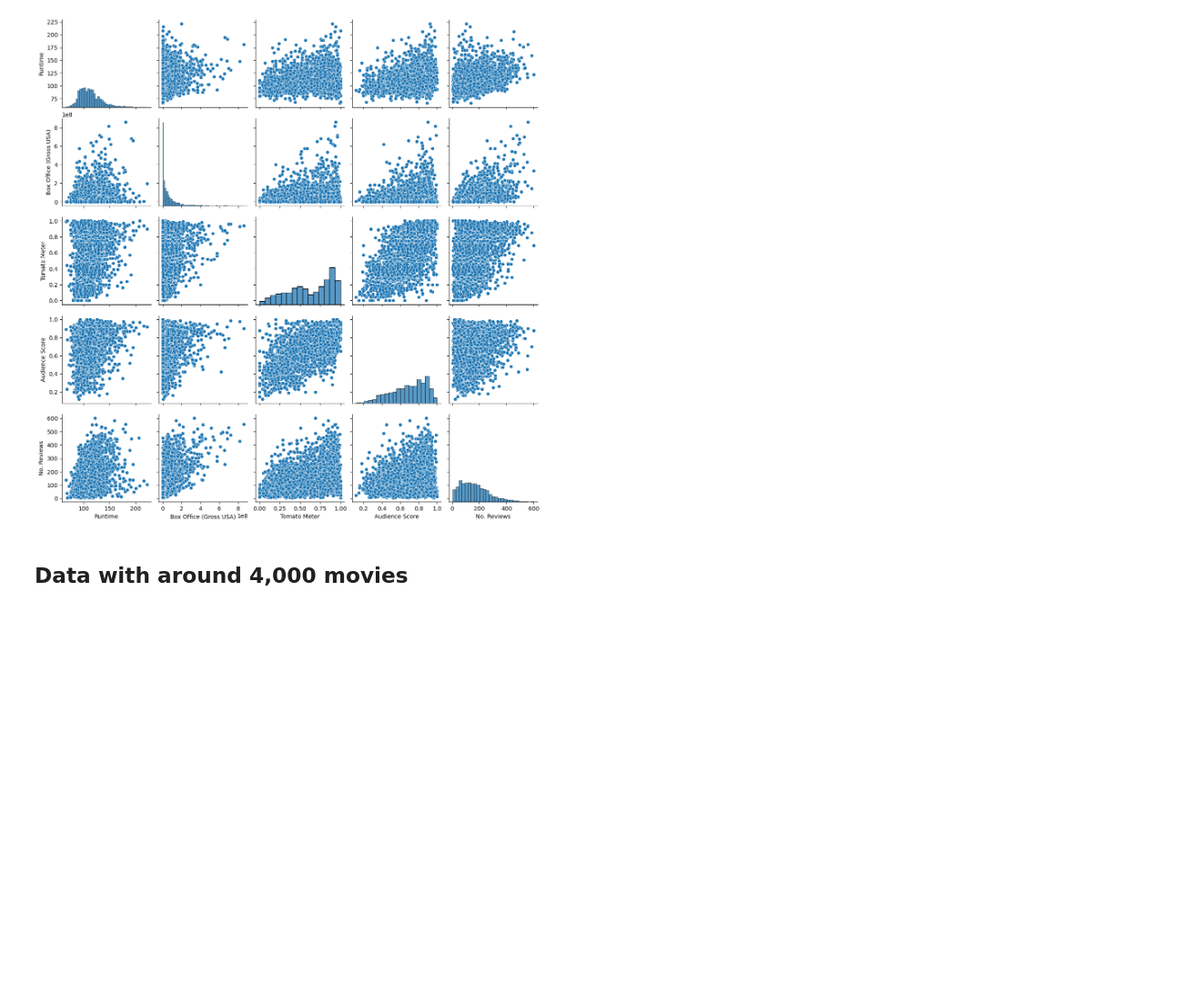
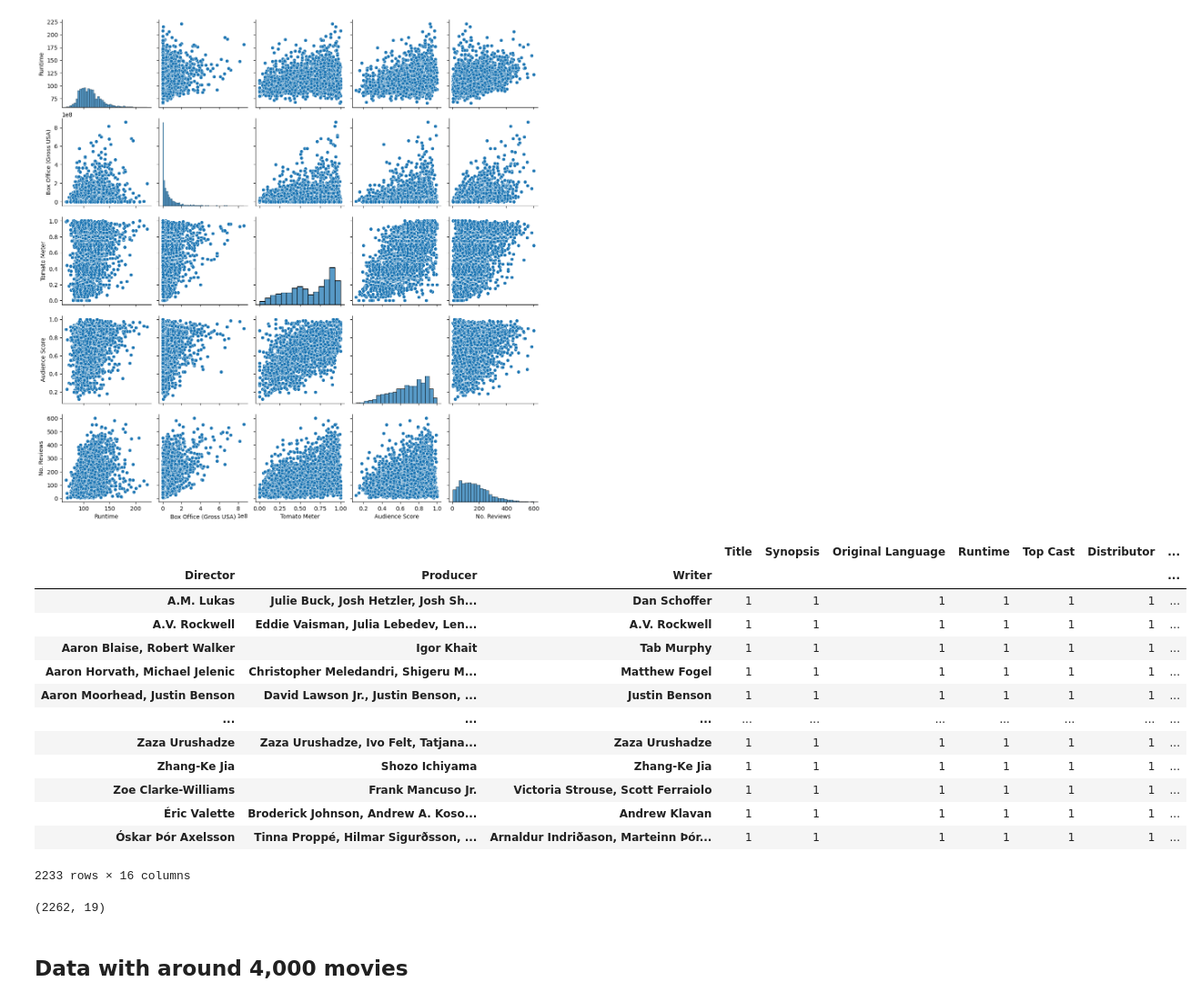
Before and after one commit to Sorooshi/Rotten_Tomatoes_DatabaSet, a Jupyter notebook: notebooks/a02_extract_feature_and_network_data.ipynb, the cells around one changed output. Shown at 91% size. Cells and saved outputs as stored; diff of their text form; code cells hidden in the pictures; blank space fills up the shorter version.

```diff
--- a/notebooks/a02_extract_feature_and_network_data.ipynb
+++ b/notebooks/a02_extract_feature_and_network_data.ipynb
@@ -270,8 +352,33 @@ plt.show()
 # %% [output]
 <Figure size 1000x1000 with 0 Axes>
 [figure]
-# %% [markdown]
-## Data with around 4,000 movies
+# %%
+
+
+movies_data_s.groupby(["Director", "Producer", "Writer"]).count()
+# %% [output]
+|  |  |  | Title | Synopsis | Original Language | Runtime | Top Cast | Distributor | ... |
+| Director | Producer | Writer |  |  |  |  |  |  | ... |
+| A.M. Lukas | Julie Buck, Josh Hetzler, Josh Sh... | Dan Schoffer | 1 | 1 | 1 | 1 | 1 | 1 | ... |
+| A.V. Rockwell | Eddie Vaisman, Julia Lebedev, Len... | A.V. Rockwell | 1 | 1 | 1 | 1 | 1 | 1 | ... |
+| Aaron Blaise, Robert Walker | Igor Khait | Tab Murphy | 1 | 1 | 1 | 1 | 1 | 1 | ... |
+| Aaron Horvath, Michael Jelenic | Christopher Meledandri, Shigeru M... | Matthew Fogel | 1 | 1 | 1 | 1 | 1 | 1 | ... |
+| Aaron Moorhead, Justin Benson | David Lawson Jr., Justin Benson, ... | Justin Benson | 1 | 1 | 1 | 1 | 1 | 1 | ... |
+| ... | ... | ... | ... | ... | ... | ... | ... | ... | ... |
+| Zaza Urushadze | Zaza Urushadze, Ivo Felt, Tatjana... | Zaza Urushadze | 1 | 1 | 1 | 1 | 1 | 1 | ... |
+| Zhang-Ke Jia | Shozo Ichiyama | Zhang-Ke Jia | 1 | 1 | 1 | 1 | 1 | 1 | ... |
+| Zoe Clarke-Williams | Frank Mancuso Jr. | Victoria Strouse, Scott Ferraiolo | 1 | 1 | 1 | 1 | 1 | 1 | ... |
+| Éric Valette | Broderick Johnson, Andrew A. Koso... | Andrew Klavan | 1 | 1 | 1 | 1 | 1 | 1 | ... |
+| Óskar Þór Axelsson | Tinna Proppé, Hilmar Sigurðsson, ... | Arnaldur Indriðason, Marteinn Þór... | 1 | 1 | 1 | 1 | 1 | 1 | ... |
+2233 rows × 16 columns
+# %%
+
+
+movies_data_s.shape
+# %% [output]
+(2262, 19)
+# %% [markdown]
+## Data with around 4,000 movies
 # %%
 
 
```
Also changed, not shown: parts of 24 cells of this notebook.
